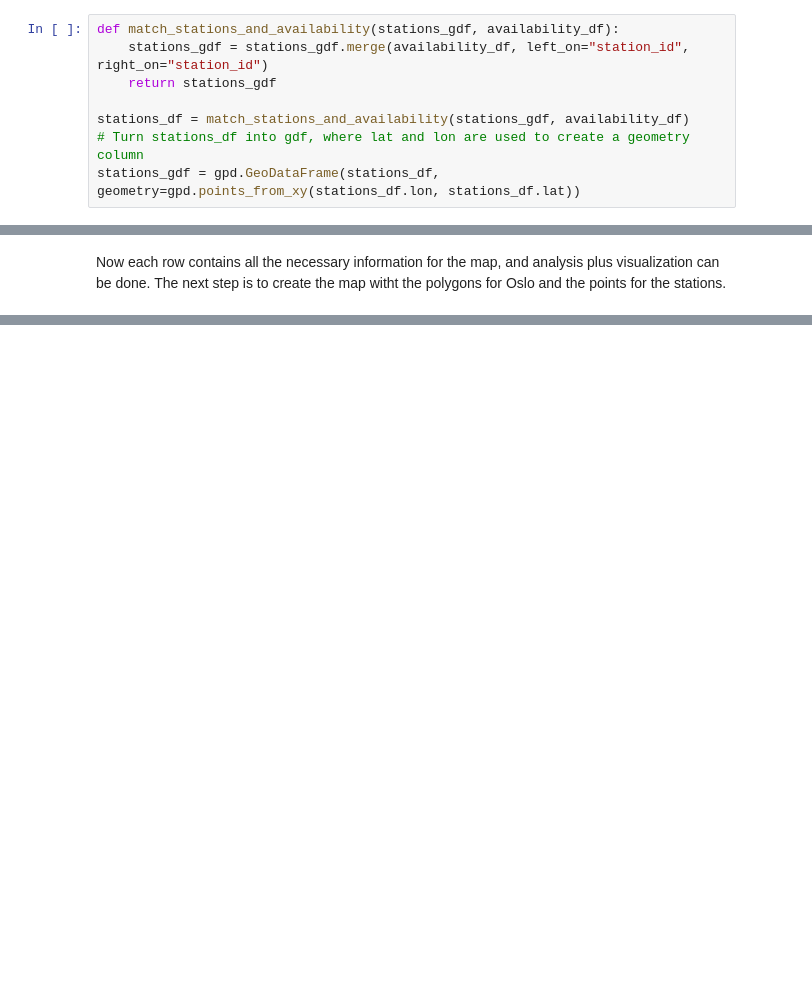
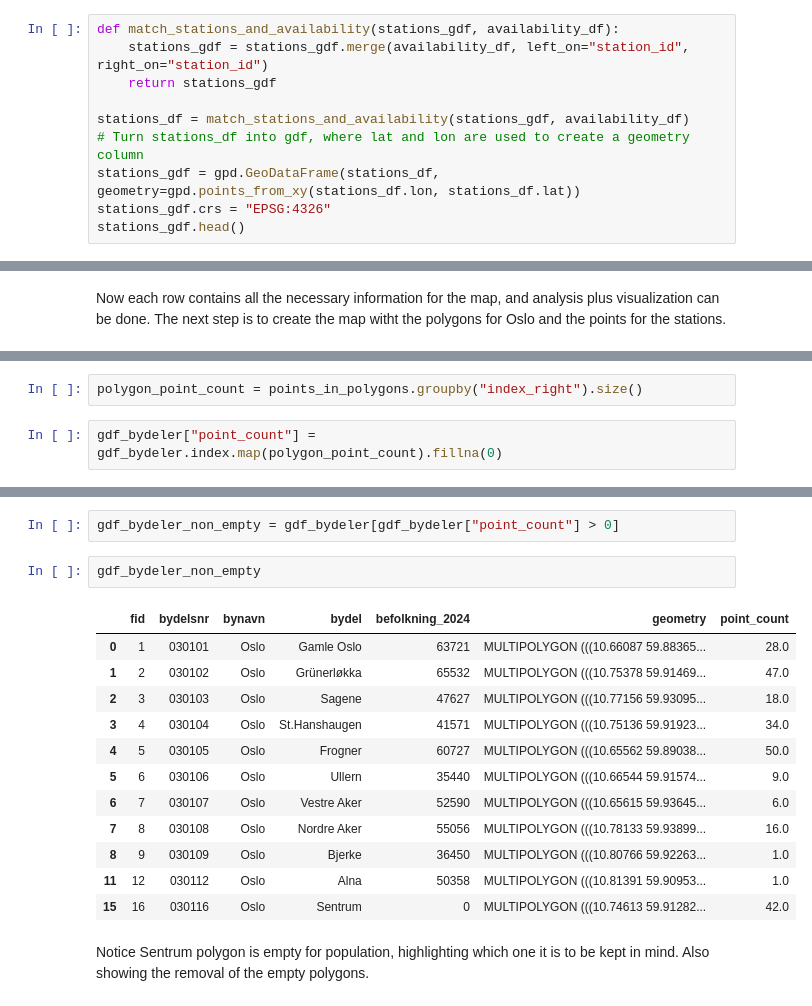
Before and after one commit to ivholmlu/GMGI221-oslo-bysykkel-analyse, a Jupyter notebook: preprocessing.ipynb, the cells around one changed output, grey strips where cells are left out. Saved outputs shown, nothing was run; the diff lists cells and outputs as text; blank space fills up the shorter version.

```diff
--- a/preprocessing.ipynb
+++ b/preprocessing.ipynb
@@ -99,4 +84,6 @@ def match_stations_and_availability(stations_gdf, availability_df):
 stations_df = match_stations_and_availability(stations_gdf, availability_df)
 # Turn stations_df into gdf, where lat and lon are used to create a geometry column
 stations_gdf = gpd.GeoDataFrame(stations_df, geometry=gpd.points_from_xy(stations_df.lon, stations_df.lat))
+stations_gdf.crs = "EPSG:4326"
+stations_gdf.head()
 # %% [output]
@@ -114,0 +165,4 @@ ValueError: 'left_df' should be GeoDataFrame, got <class 'pandas.core.frame.Data
+# %%
+polygon_point_count = points_in_polygons.groupby("index_right").size()
+# %%
+gdf_bydeler["point_count"] = gdf_bydeler.index.map(polygon_point_count).fillna(0)
@@ -114,0 +178,19 @@ ValueError: 'left_df' should be GeoDataFrame, got <class 'pandas.core.frame.Data
+# %%
+gdf_bydeler_non_empty = gdf_bydeler[gdf_bydeler["point_count"] > 0]
+# %%
+gdf_bydeler_non_empty
+# %% [output]
+|  | fid | bydelsnr | bynavn | bydel | befolkning_2024 | geometry | point_count |
+| 0 | 1 | 030101 | Oslo | Gamle Oslo | 63721 | MULTIPOLYGON (((10.66087 59.88365... | 28.0 |
+| 1 | 2 | 030102 | Oslo | Grünerløkka | 65532 | MULTIPOLYGON (((10.75378 59.91469... | 47.0 |
+| 2 | 3 | 030103 | Oslo | Sagene | 47627 | MULTIPOLYGON (((10.77156 59.93095... | 18.0 |
+| 3 | 4 | 030104 | Oslo | St.Hanshaugen | 41571 | MULTIPOLYGON (((10.75136 59.91923... | 34.0 |
+| 4 | 5 | 030105 | Oslo | Frogner | 60727 | MULTIPOLYGON (((10.65562 59.89038... | 50.0 |
+| 5 | 6 | 030106 | Oslo | Ullern | 35440 | MULTIPOLYGON (((10.66544 59.91574... | 9.0 |
+| 6 | 7 | 030107 | Oslo | Vestre Aker | 52590 | MULTIPOLYGON (((10.65615 59.93645... | 6.0 |
+| 7 | 8 | 030108 | Oslo | Nordre Aker | 55056 | MULTIPOLYGON (((10.78133 59.93899... | 16.0 |
+| 8 | 9 | 030109 | Oslo | Bjerke | 36450 | MULTIPOLYGON (((10.80766 59.92263... | 1.0 |
+| 11 | 12 | 030112 | Oslo | Alna | 50358 | MULTIPOLYGON (((10.81391 59.90953... | 1.0 |
+| 15 | 16 | 030116 | Oslo | Sentrum | 0 | MULTIPOLYGON (((10.74613 59.91282... | 42.0 |
+# %% [markdown]
+Notice Sentrum polygon is empty for population, highlighting which one it is to be kept in mind. Also showing the removal of the empty polygons.
```
Also changed, not shown: parts of 16 cells of this notebook.
